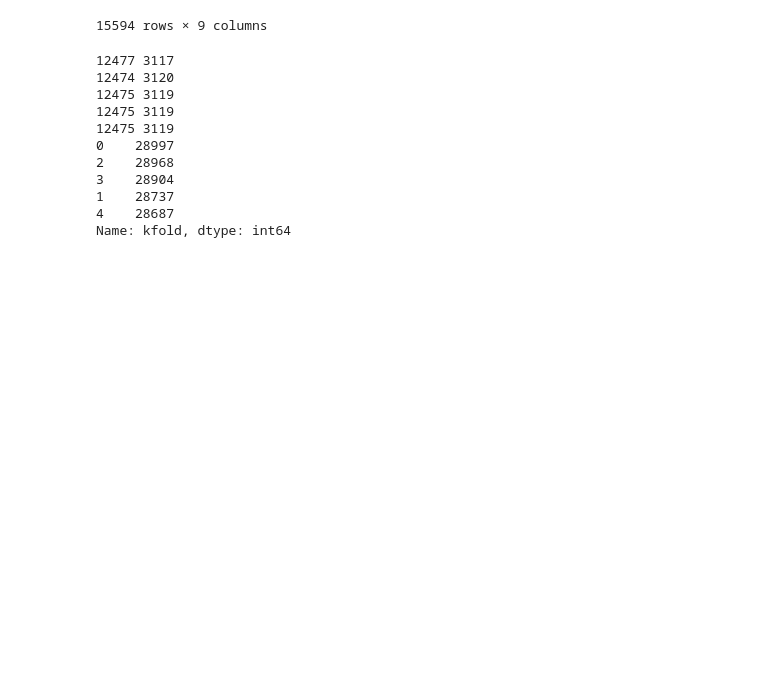
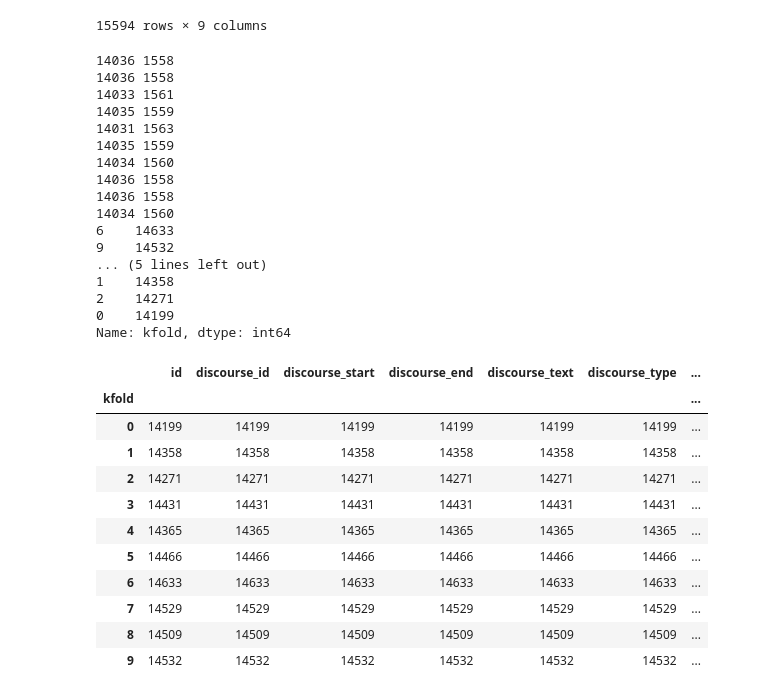
Before and after one commit to jerrylsu/blog, a Jupyter notebook: content/articles/MachineLearning/NLP/2022-02-27-Cross-Validation.ipynb, the cells around one changed output. Drawn from its saved outputs; the diff is of its cells as text; code cells hidden in the pictures; blank space fills up the shorter version.

```diff
--- a/content/articles/MachineLearning/NLP/2022-02-27-Cross-Validation.ipynb
+++ b/content/articles/MachineLearning/NLP/2022-02-27-Cross-Validation.ipynb
@@ -114,7 +114,7 @@ dfx = pd.get_dummies(df, columns=["discourse_type"]).groupby(["id"], as_index=Fa
 cols = [c for c in dfx.columns if c.startswith("discourse_type_") or c == "id" and c != "discourse_type_num"]
 dfx = dfx[cols]
 
-mskf = MultilabelStratifiedKFold(n_splits=5, shuffle=True, random_state=42)
+mskf = MultilabelStratifiedKFold(n_splits=10, shuffle=True, random_state=42)
 labels = [c for c in dfx.columns if c != "id"]
 dfx_labels = dfx[labels]
 dfx["kfold"] = -1
@@ -140,16 +140,37 @@ for fold, (trn_, val_) in enumerate(mskf.split(dfx, dfx_labels)):
 
 df = df.merge(dfx[["id", "kfold"]], on="id", how="left")
 print(df.kfold.value_counts())
-df.to_csv("train_folds.csv", index=False)
+# df.to_csv("train_folds.csv", index=False)
 # %% [output]
-12477 3117
-12474 3120
-12475 3119
-12475 3119
-12475 3119
-0    28997
-2    28968
-3    28904
-1    28737
-4    28687
+14036 1558
+14036 1558
+14033 1561
+14035 1559
+14031 1563
+14035 1559
+14034 1560
+14036 1558
+14036 1558
+14034 1560
+6    14633
+9    14532
+... (5 lines left out)
+1    14358
+2    14271
+0    14199
 Name: kfold, dtype: int64
+# %%
+df.groupby(["kfold"]).count()
+# %% [output]
+|  | id | discourse_id | discourse_start | discourse_end | discourse_text | discourse_type | ... |
+| kfold |  |  |  |  |  |  | ... |
+| 0 | 14199 | 14199 | 14199 | 14199 | 14199 | 14199 | ... |
+| 1 | 14358 | 14358 | 14358 | 14358 | 14358 | 14358 | ... |
+| 2 | 14271 | 14271 | 14271 | 14271 | 14271 | 14271 | ... |
+| 3 | 14431 | 14431 | 14431 | 14431 | 14431 | 14431 | ... |
+| 4 | 14365 | 14365 | 14365 | 14365 | 14365 | 14365 | ... |
+| 5 | 14466 | 14466 | 14466 | 14466 | 14466 | 14466 | ... |
+| 6 | 14633 | 14633 | 14633 | 14633 | 14633 | 14633 | ... |
+| 7 | 14529 | 14529 | 14529 | 14529 | 14529 | 14529 | ... |
+| 8 | 14509 | 14509 | 14509 | 14509 | 14509 | 14509 | ... |
+| 9 | 14532 | 14532 | 14532 | 14532 | 14532 | 14532 | ... |
```
Also changed, not shown: 1 other file.
